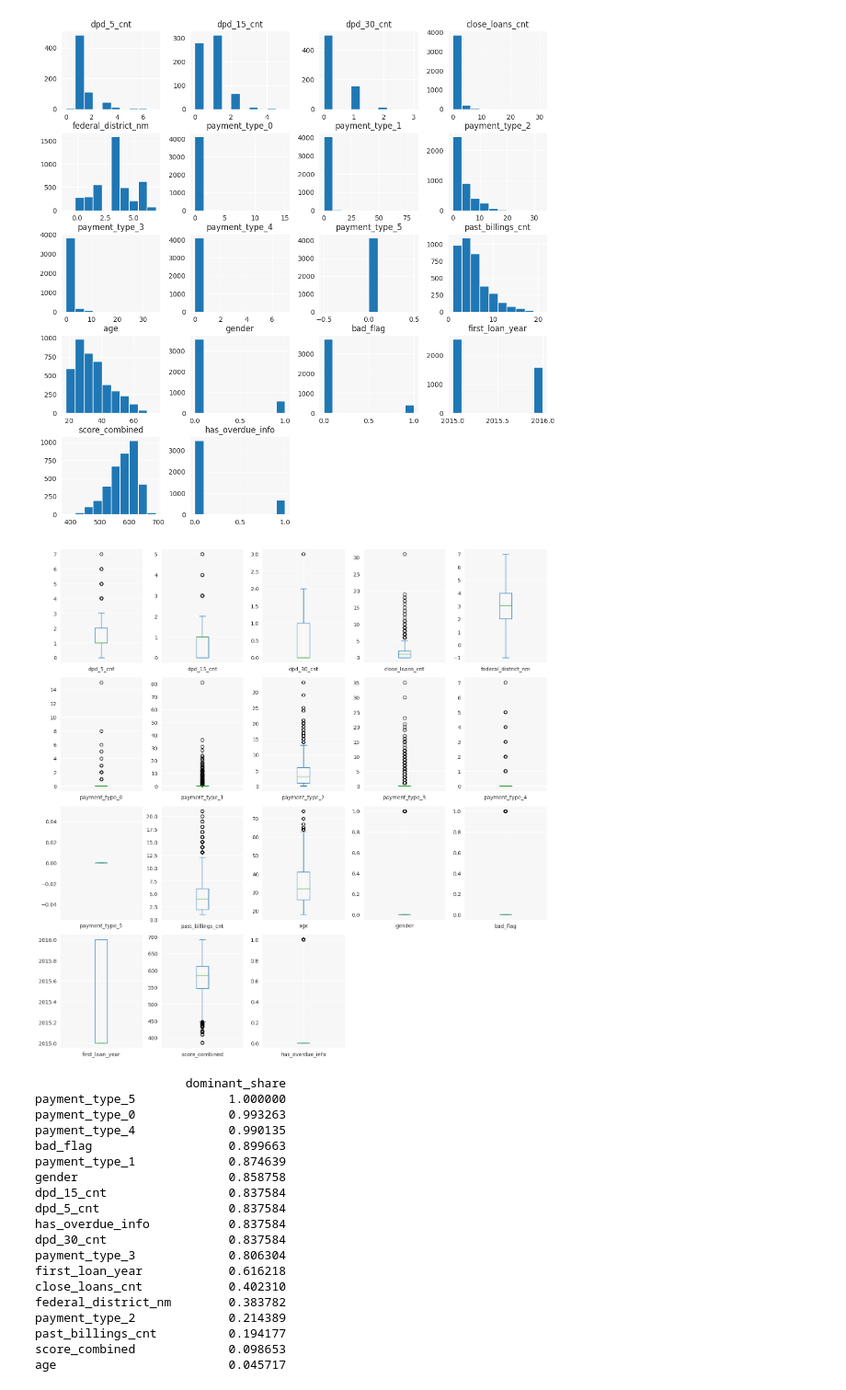
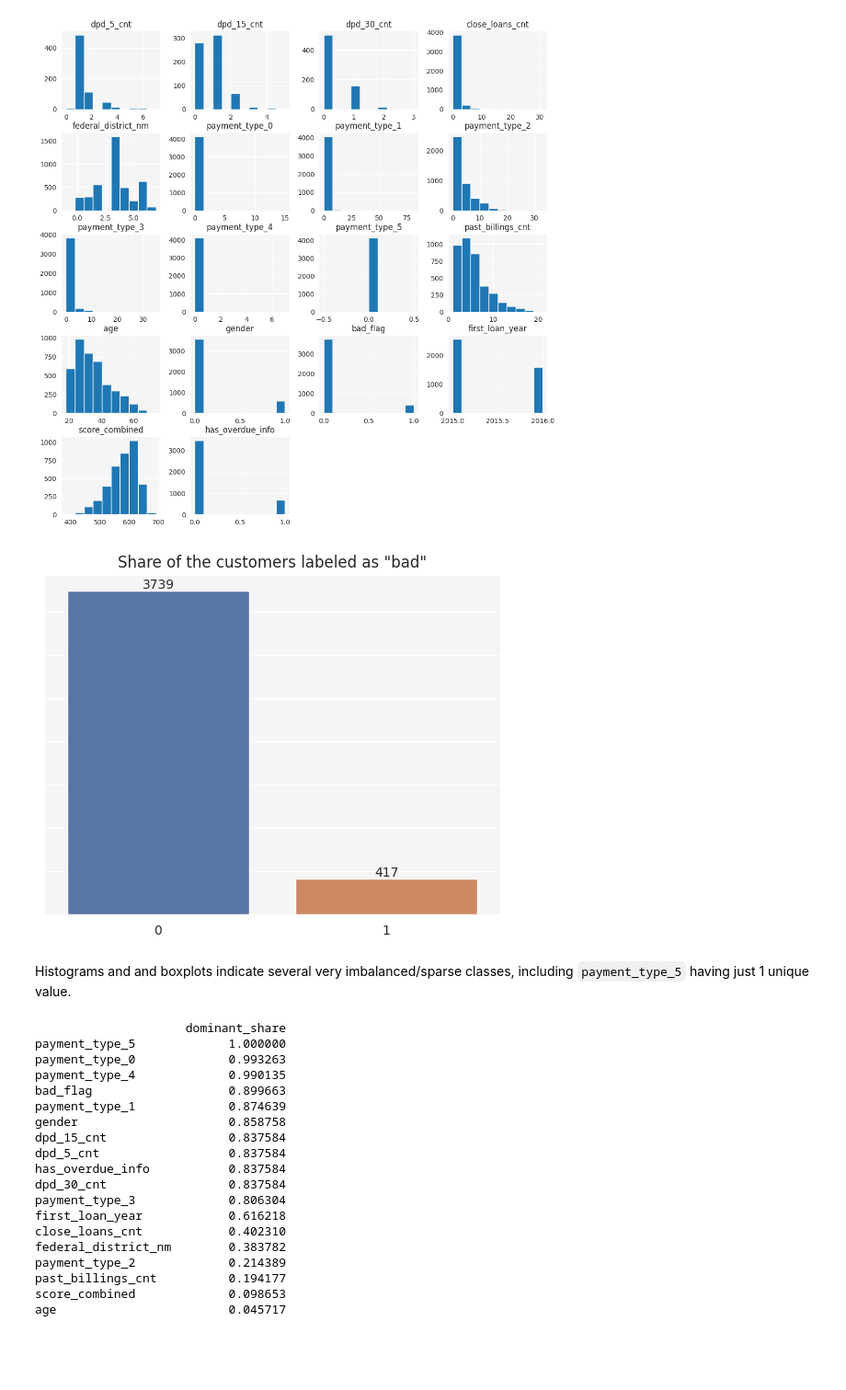
Before and after one commit to PetaGb/fraud-detection, a Jupyter notebook: eda.ipynb, the cells around one changed output. Shown: that part at 92% size. Drawn from its saved outputs; the diff is of its cells as text; code cells hidden in the pictures; blank space fills up the shorter version.

```diff
--- a/eda.ipynb
+++ b/eda.ipynb
@@ -194,11 +131,25 @@ df.hist(figsize=(13,13))
 plt.show()
 # %% [output]
 [figure]
-# %%
-df.plot(kind='box', figsize=(14,14), subplots=True, layout=(4,5),
-             sharex=False, sharey=False)
-plt.tight_layout()
-plt.show()
-# %% [output]
-[figure, removed]
+# %%
+# display distribution of the target variable
+ax = sns.countplot(data=df,
+                   x='bad_flag',
+                   hue='bad_flag',
+                   palette='deep',
+                   legend=False)
+
+plt.title('Share of the customers labeled as "bad"')
+for container in ax.containers:
+    ax.bar_label(container)
+
+ax.set_yticklabels([])
+ax.set_xlabel('')
+ax.set_ylabel('')
+
+plt.show()
+# %% [output]
+[figure, added]
+# %% [markdown]
+Histograms and and boxplots indicate several very imbalanced/sparse classes, including `payment_type_5` having just 1 unique value.
 # %%
```
Also changed, not shown: parts of 22 cells of this notebook, 1 other file.
